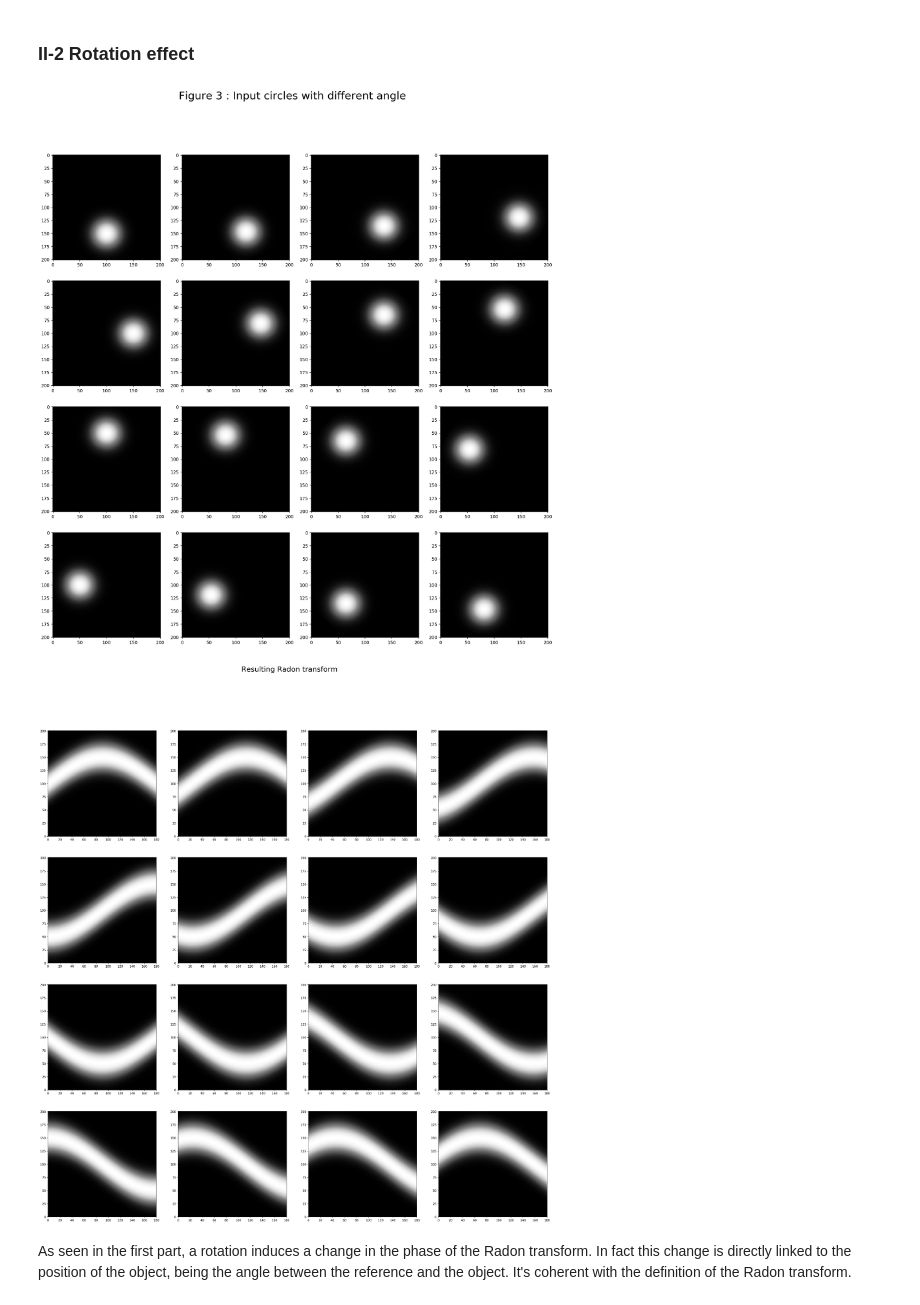
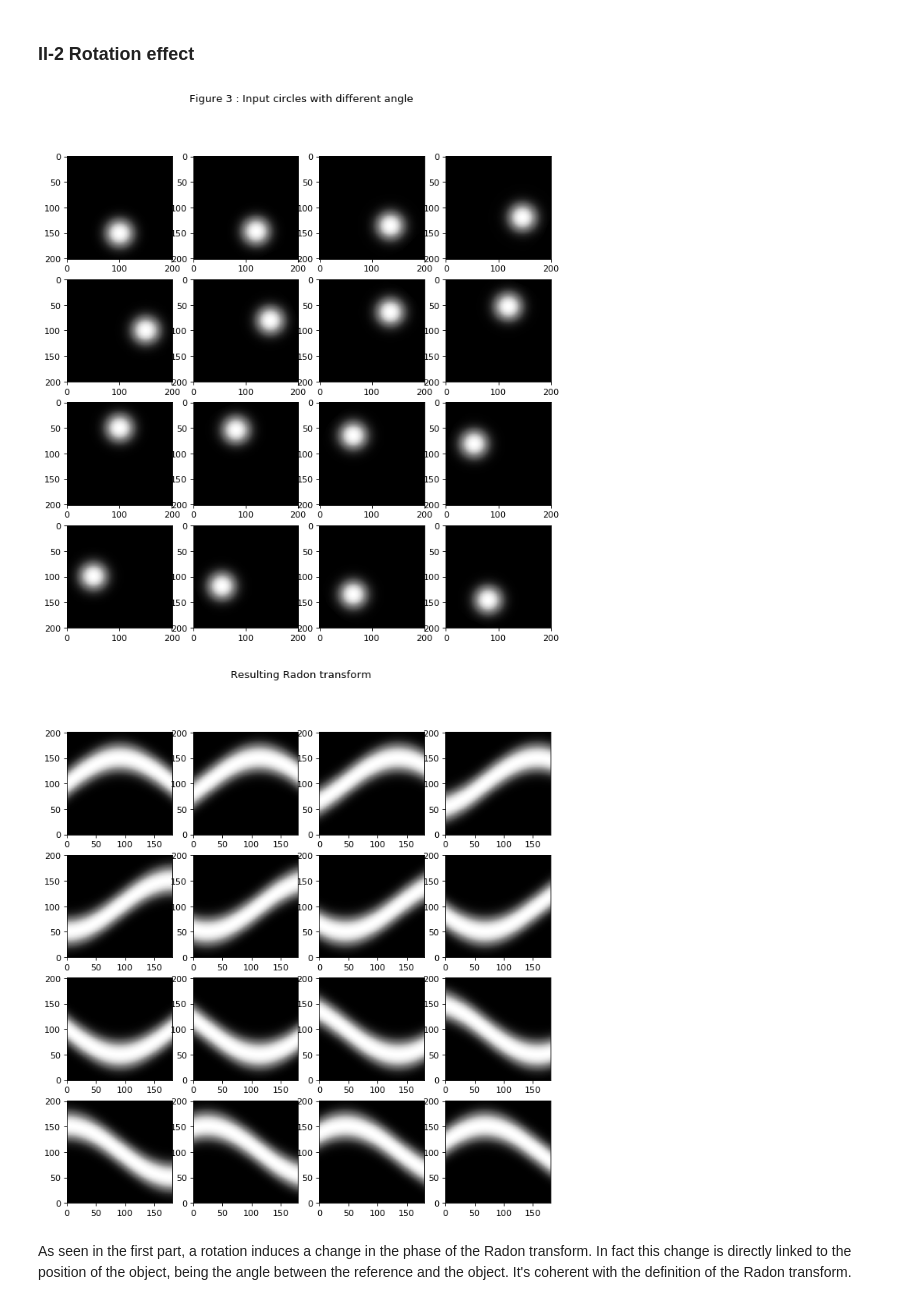
Before and after one commit to ShiversVert/Bio_neuro_imaging, a Jupyter notebook: tomography/tomography.ipynb, the cells around one changed output. Cells and saved outputs as stored; diff of their text form; code cells hidden in the pictures.

```diff
--- a/tomography/tomography.ipynb
+++ b/tomography/tomography.ipynb
@@ -62,8 +46,8 @@ image = np.zeros((64, 64))
 
 theta = np.linspace(0., 360., max(image.shape), endpoint=False)
 
-fig, axs = plt.subplots(8, 8, figsize=(30,30), dpi=150)
-fig.suptitle('Figure 1 : Radon transform of a Dirac in several position', fontsize=36)
+fig, axs = plt.subplots(8, 8, figsize=(10,10), dpi=80)
+fig.suptitle('Figure 1 : Radon transform of a Dirac in several position', fontsize=12)
 
 for i in range(0, 63, 8):
     for j in range(0, 63, 8):
@@ -84,12 +68,12 @@ Theorically, if we put a dirac of coordinates (x0,y0), the Radon transform will
 # %%
 theta = np.linspace(0., 360., max(image.shape), endpoint=False)
 
-fig, axs = plt.subplots(4, 4, figsize=(20,20), dpi=150)
-fig2, axs2 = plt.subplots(4, 4, figsize=(30,30), dpi=150)
+fig, axs = plt.subplots(4, 4, figsize=(10,10), dpi=80)
+fig2, axs2 = plt.subplots(4, 4, figsize=(10,10), dpi=80)
 pos_x, pos_y = 5, 5
 
-fig.suptitle('Figure 2 : Input circles with gaussian shape', fontsize=24)
-fig2.suptitle('Resulting Radon transform', fontsize=30)
+fig.suptitle('Figure 2 : Input circles with gaussian shape', fontsize=12)
+fig2.suptitle('Resulting Radon transform', fontsize=12)
 
 for r in range (1, 17):
     sig_x, sig_y = 20,20
@@ -116,32 +100,32 @@ The objective here is to observe the influence of the size of the dirac (becomin
 # %%
 theta = np.linspace(0., 180., max(image.shape), endpoint=False)
 
-fig, axs = plt.subplots(4, 4, figsize=(20,20), dpi=150)
-fig2, axs2 = plt.subplots(4, 4, figsize=(30,30), dpi=150)
+fig, axs = plt.subplots(4, 4, figsize=(10,10), dpi=80)
+fig2, axs2 = plt.subplots(4, 4, figsize=(10,10), dpi=80)
 
-fig.suptitle('Figure 3 : Input circles with different angle', fontsize=24)
-fig2.suptitle('Resulting Radon transform', fontsize=24)
+fig.suptitle('Figure 3 : Input circles with different angle', fontsize=12)
+fig2.suptitle('Resulting Radon transform', fontsize=12)
 
 pos_y =  5
 pos_x = 0
 sig =  3
 
 x = np.linspace(-10, 10, 201)
 y = np.linspace(-10, 10, 201)
 X,Y = np.meshgrid(x,y)
 image = np.exp(- ((X-pos_x)*(X-pos_x) + (Y-pos_y)*(Y-pos_y)) /(2*sig))
 
 for rot in range(16):
     sinogram = radon(image, theta=theta, circle=True)
     axs[rot//4, rot%4].imshow(image, cmap=plt.cm.Greys_r, aspect='auto')
     axs2[rot//4, rot%4].imshow(sinogram, cmap=plt.cm.Greys_r,
                           extent=(0, 180, 0, sinogram.shape[0]), aspect='auto')
     image = ndimage.rotate(image, 360/16, reshape=False)
 
 plt.show()
 # %% [output]
-[figure, old version]
+[figure, new version]
-[figure, old version]
+[figure, new version]
 # %% [markdown]
 As seen in the first part, a rotation induces a change in the phase of the Radon transform. In fact this change is directly linked to the position of the object, being the angle between the reference and the object. It's coherent with the definition of the Radon transform.
 # %% [markdown]
```
Also changed, not shown: parts of 8 cells of this notebook.
